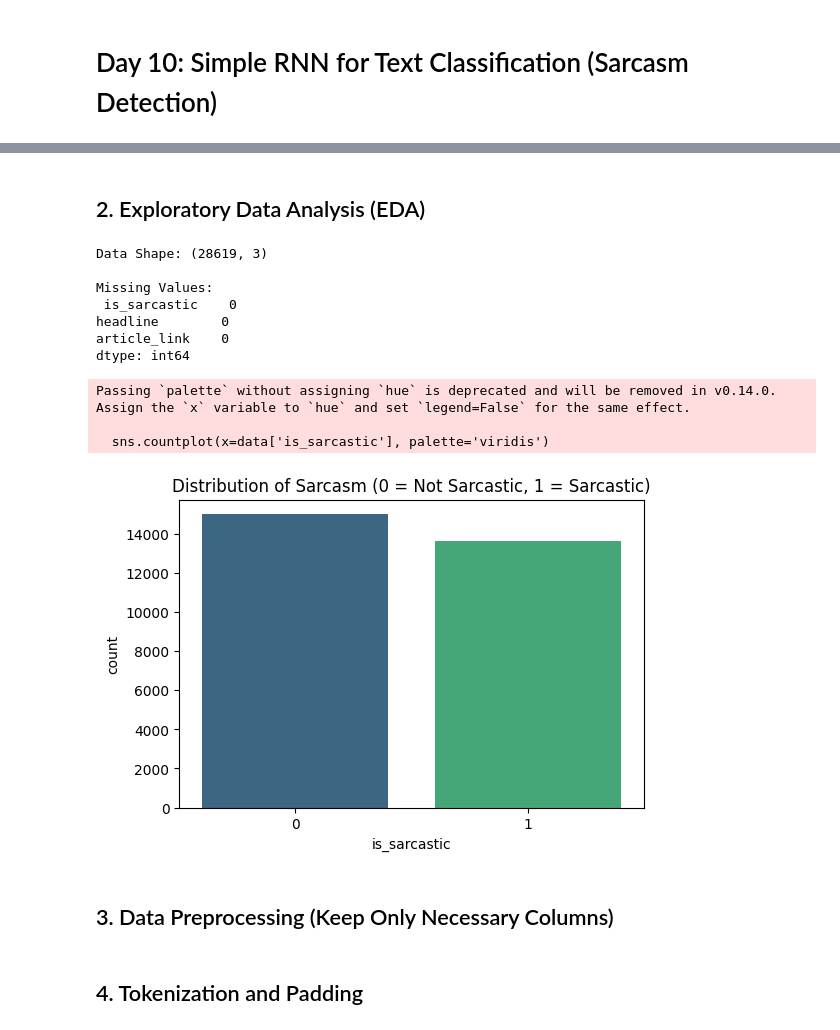
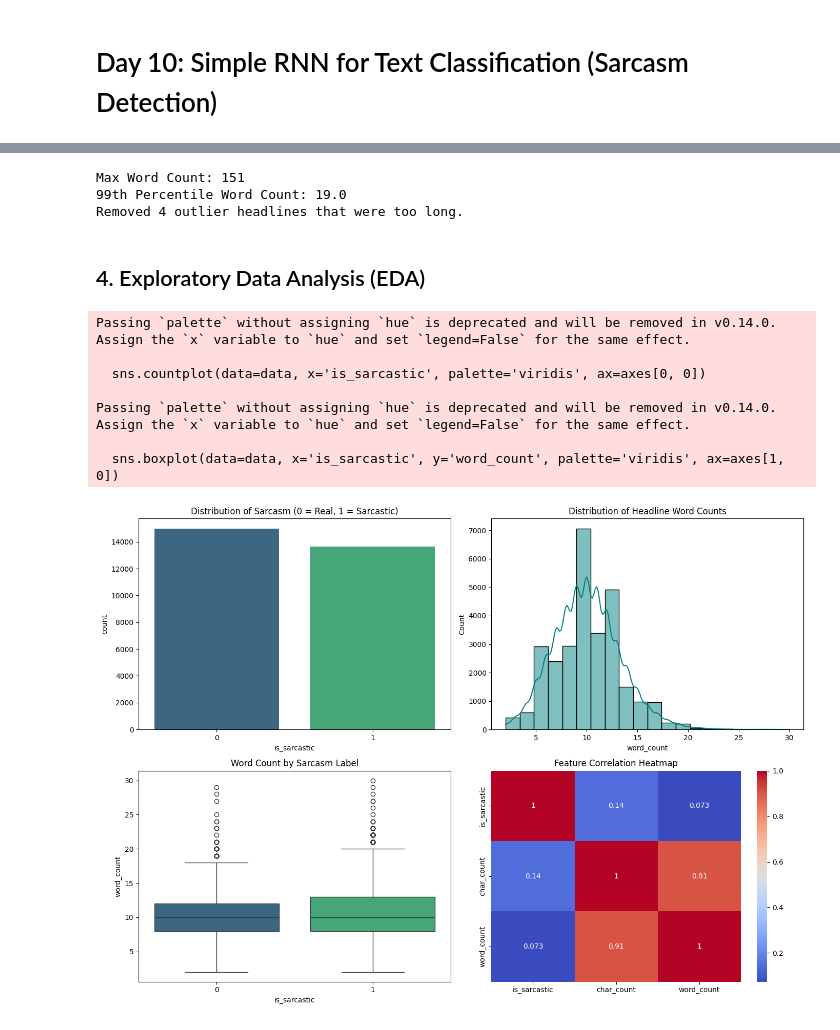
Before and after one commit to Vvijayaragupathy-uno/machinelearning, a Jupyter notebook: day10/Simple_RNN_Text_Classifier.ipynb, the cells around one changed output, grey strips where cells are left out. Saved outputs shown, nothing was run; the diff lists cells and outputs as text; code cells hidden in the pictures.

```diff
--- a/day10/Simple_RNN_Text_Classifier.ipynb
+++ b/day10/Simple_RNN_Text_Classifier.ipynb
@@ -35,24 +94,15 @@ print(data.head())
+# %%
+print("Max Word Count:", data['word_count'].max())
+print("99th Percentile Word Count:", np.percentile(data['word_count'], 99))
+
+# Since the 99th percentile is around 20 words, we will cap outliers at 30 words.
+# We will filter out any headlines longer than 30 words.
+original_len = len(data)
+data = data[data['word_count'] <= 30]
+print(f"Removed {original_len - len(data)} outlier headlines that were too long.")
+# %% [output]
+Max Word Count: 151
+99th Percentile Word Count: 19.0
+Removed 4 outlier headlines that were too long.
 # %% [markdown]
-## 2. Exploratory Data Analysis (EDA)
+## 4. Exploratory Data Analysis (EDA)
-# %%
-print("Data Shape:", data.shape)
-print("\nMissing Values:\n", data.isnull().sum())
-
-plt.figure(figsize=(6, 4))
-sns.countplot(x=data['is_sarcastic'], palette='viridis')
-plt.title("Distribution of Sarcasm (0 = Not Sarcastic, 1 = Sarcastic)")
-plt.show()
-# %% [output]
-Data Shape: (28619, 3)
-
-Missing Values:
- is_sarcastic    0
-headline        0
-article_link    0
-dtype: int64
-Passing `palette` without assigning `hue` is deprecated and will be removed in v0.14.0. Assign the `x` variable to `hue` and set `legend=False` for the same effect.
-
-  sns.countplot(x=data['is_sarcastic'], palette='viridis')
-[figure, removed]
-# %% [markdown]
-## 3. Data Preprocessing (Keep Only Necessary Columns)
@@ -65,2 +109,30 @@ y = df['is_sarcastic'].values
-# %% [markdown]
-## 4. Tokenization and Padding
+# %%
+fig, axes = plt.subplots(2, 2, figsize=(14, 10))
+
+# Chart 1: Class Distribution
+sns.countplot(data=data, x='is_sarcastic', palette='viridis', ax=axes[0, 0])
+axes[0, 0].set_title('Distribution of Sarcasm (0 = Real, 1 = Sarcastic)')
+
+# Chart 2: Histogram of Word Count
+sns.histplot(data=data, x='word_count', bins=20, kde=True, ax=axes[0, 1], color='teal')
+axes[0, 1].set_title('Distribution of Headline Word Counts')
+
+# Chart 3: Boxplot of Word Count vs Sarcasm
+sns.boxplot(data=data, x='is_sarcastic', y='word_count', palette='viridis', ax=axes[1, 0])
+axes[1, 0].set_title('Word Count by Sarcasm Label')
+
+# Chart 4: Correlation Heatmap
+sns.heatmap(data[['is_sarcastic', 'char_count', 'word_count']].corr(), annot=True, cmap='coolwarm', ax=axes[1, 1])
+axes[1, 1].set_title('Feature Correlation Heatmap')
+
+plt.tight_layout()
+plt.show()
+# %% [output]
+Passing `palette` without assigning `hue` is deprecated and will be removed in v0.14.0. Assign the `x` variable to `hue` and set `legend=False` for the same effect.
+
+  sns.countplot(data=data, x='is_sarcastic', palette='viridis', ax=axes[0, 0])
+
+Passing `palette` without assigning `hue` is deprecated and will be removed in v0.14.0. Assign the `x` variable to `hue` and set `legend=False` for the same effect.
+
+  sns.boxplot(data=data, x='is_sarcastic', y='word_count', palette='viridis', ax=axes[1, 0])
+[figure, added]
```
Also changed, not shown: parts of 19 cells of this notebook.
